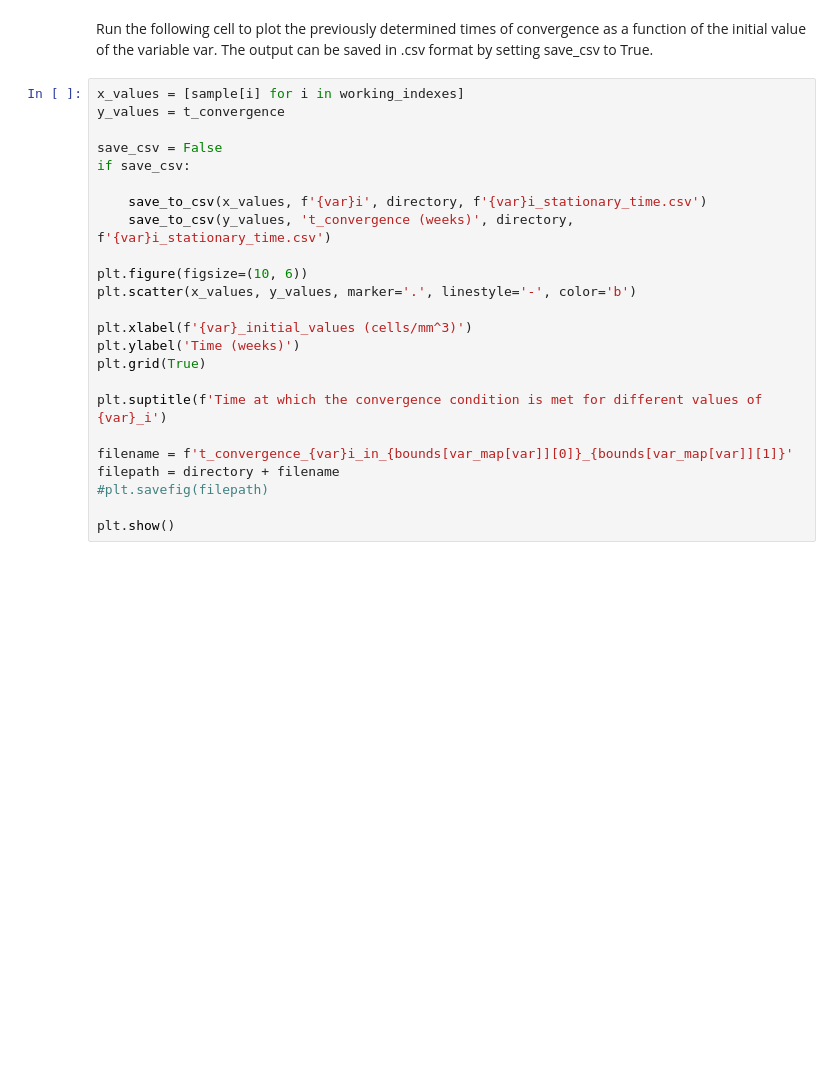
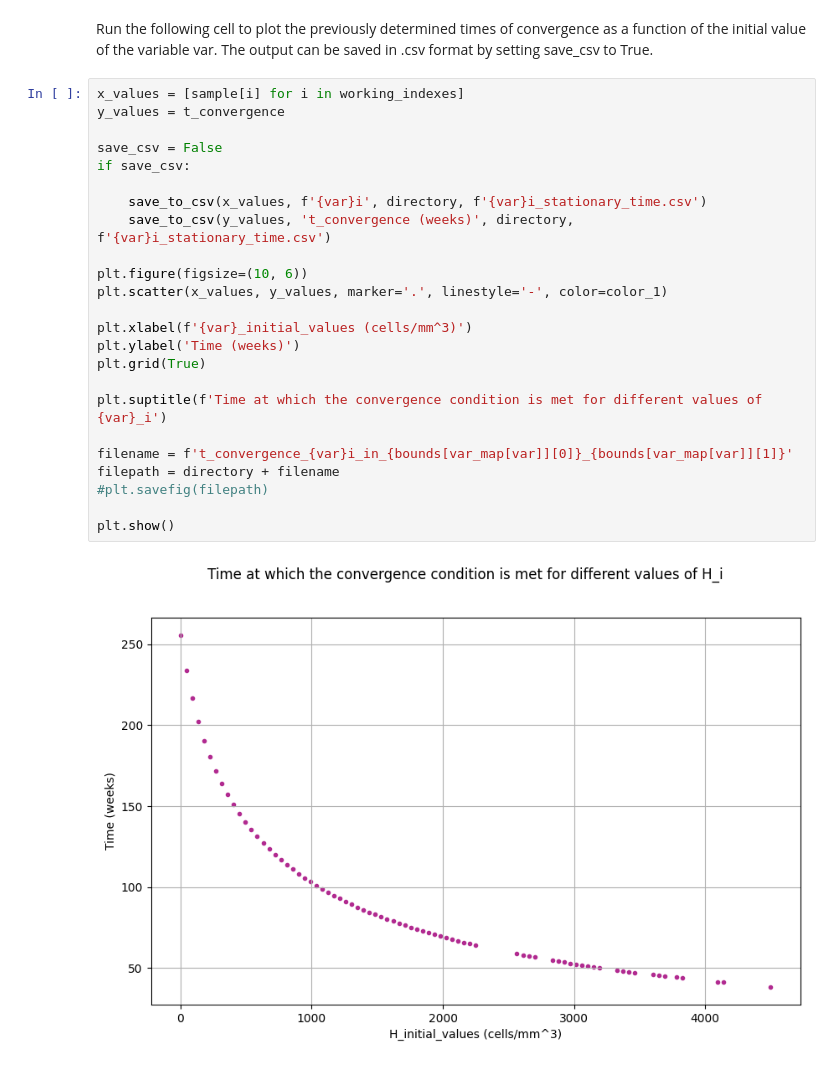
Before and after one commit to Nigritella/thesis_DMD, a Jupyter notebook: stationary_time/stationary_time.ipynb, the cells around one changed output. Cells and saved outputs as stored; diff of their text form; blank space fills up the shorter version.

```diff
--- a/stationary_time/stationary_time.ipynb
+++ b/stationary_time/stationary_time.ipynb
@@ -348,24 +351,26 @@ Run the following cell to plot the previously determined times of convergence as
 # %%
 x_values = [sample[i] for i in working_indexes]
 y_values = t_convergence
 
 save_csv = False
 if save_csv:
 
     save_to_csv(x_values, f'{var}i', directory, f'{var}i_stationary_time.csv')
     save_to_csv(y_values, 't_convergence (weeks)', directory, f'{var}i_stationary_time.csv')
 
 plt.figure(figsize=(10, 6))
-plt.scatter(x_values, y_values, marker='.', linestyle='-', color='b')
+plt.scatter(x_values, y_values, marker='.', linestyle='-', color=color_1)
 
 plt.xlabel(f'{var}_initial_values (cells/mm^3)')
 plt.ylabel('Time (weeks)')
 plt.grid(True)
 
 plt.suptitle(f'Time at which the convergence condition is met for different values of {var}_i')
 
 filename = f't_convergence_{var}i_in_{bounds[var_map[var]][0]}_{bounds[var_map[var]][1]}'
 filepath = directory + filename
 #plt.savefig(filepath)
 
 plt.show()
+# %% [output]
+[figure, added]
```
Also changed, not shown: parts of 2 cells of this notebook.
